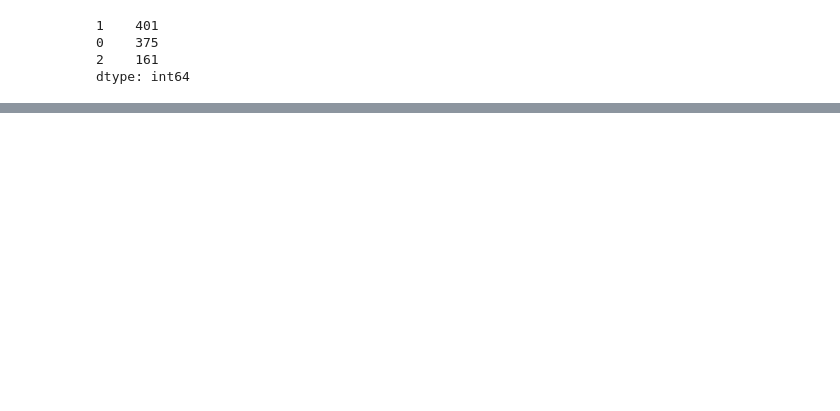
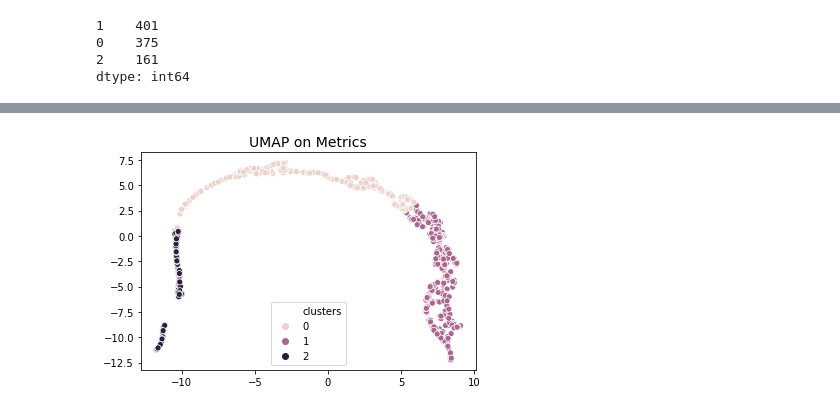
Before and after one commit to wjensheng/lyft, a Jupyter notebook: lyft_nb.ipynb, the cells around one changed output, grey strips where cells are left out. Cells and saved outputs as stored; diff of their text form; code cells hidden in the pictures; blank space fills up the shorter version.

```diff
--- a/lyft_nb.ipynb
+++ b/lyft_nb.ipynb
@@ -301,7 +308,7 @@ ride_prime_time_g.sort_values(by='ride_prime_time', ascending=False).head()
 | 655 | acd7dc6118befb6724aa3752d1cdbea1 | 90.277778 |
 # %%
 # change back to original value
-ltv['ride_prime_time'].fillna(0, inplace=True)
+ride_prime_time_g['ride_prime_time'].fillna(0, inplace=True)
 # %% [markdown]
 Merge both `driver_ids` and `driver_timestamps`.
 # %%
@@ -605,0 +600,5 @@ dtype: int64
+# %%
+exclude = ['driver_id', 'ride_count', 'unique_days', 'average_val']
+metrics = [col for col in ltv.columns if col not in exclude]
+
+metrics
@@ -636,0 +680,11 @@ Cluster 2
+# %%
+reducer = umap.UMAP()
+
+embedding = reducer.fit_transform(ltv[metrics])
+
+plt.title('UMAP on Metrics', fontsize=14)
+sns.scatterplot(x=embedding[:, 0], y=embedding[:, 1],
+                hue=ltv['clusters'])
+plt.show()
+# %% [output]
+[figure, added]
```
Also changed, not shown: parts of 18 cells of this notebook.
